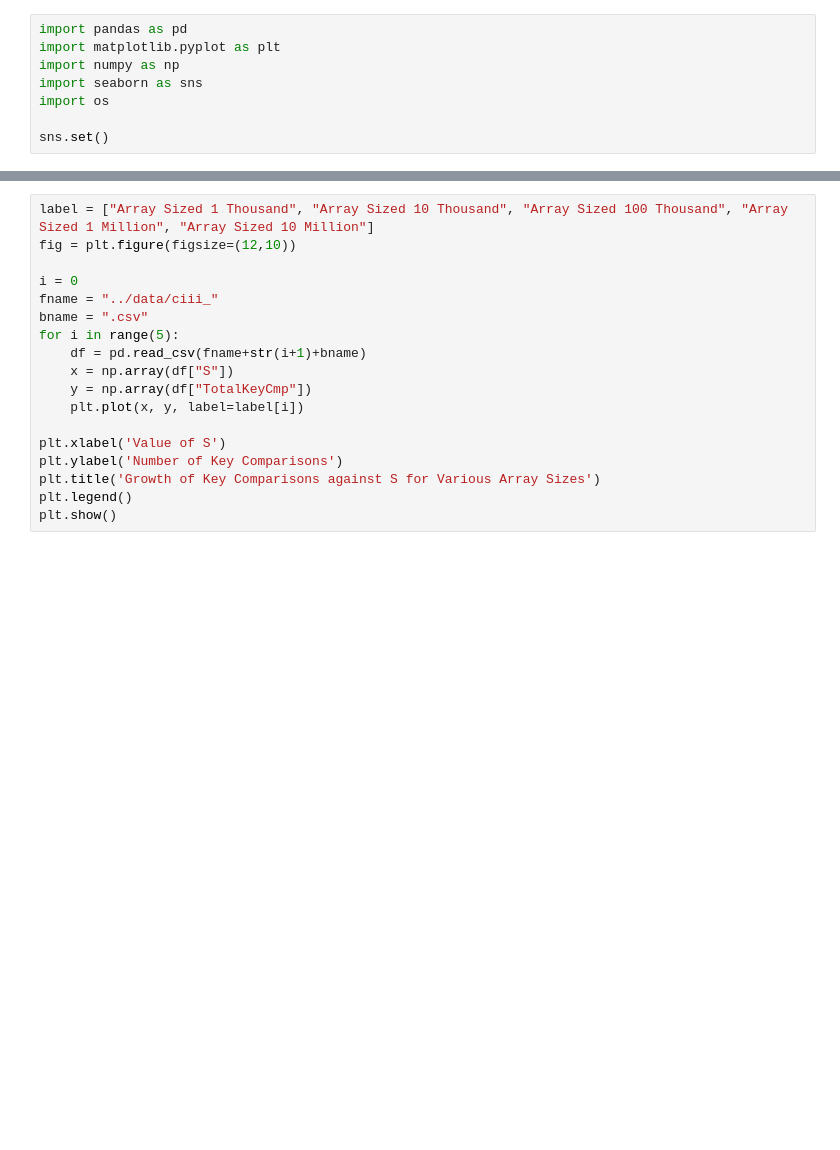
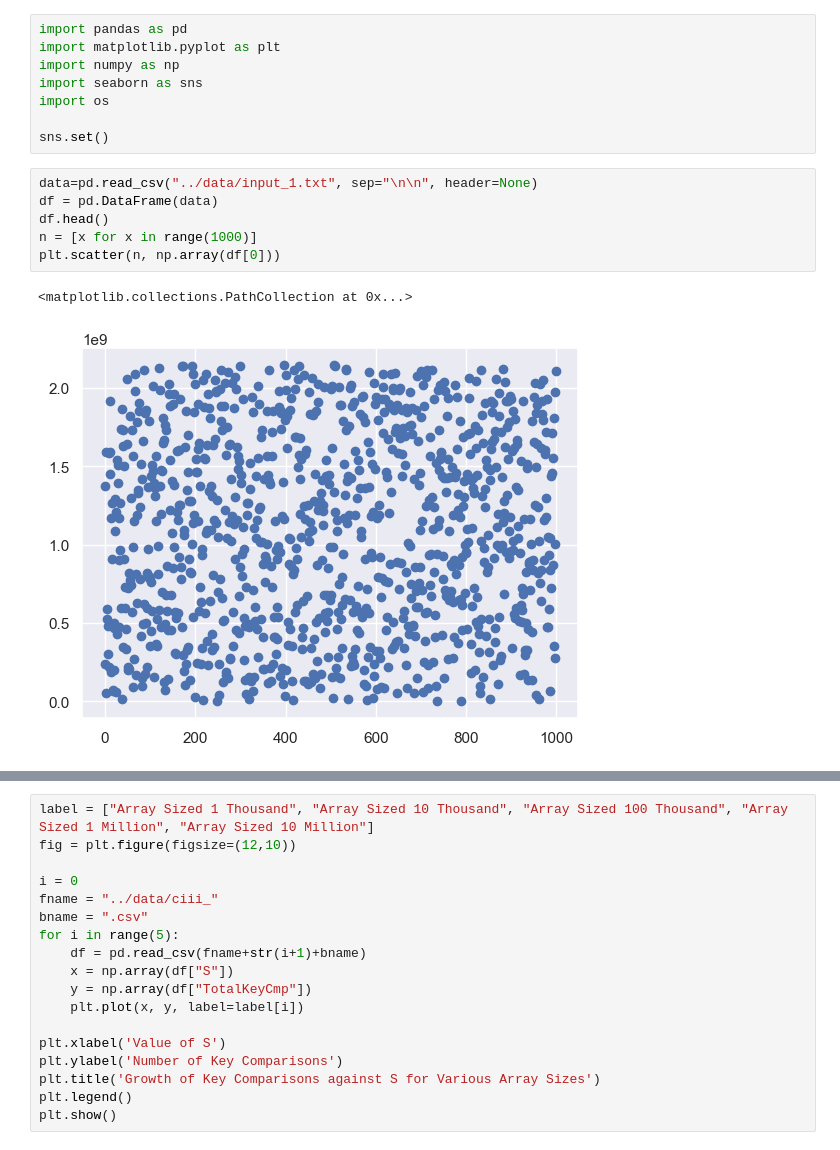
Before and after one commit to JamesRobertJohns/team4Project1, a Jupyter notebook: docs/data_exploration.ipynb, the cells around one changed output, grey strips where cells are left out. Saved outputs shown, nothing was run; the diff lists cells and outputs as text; blank space fills up the shorter version.

Commit message:
data analysis

```diff
--- a/docs/data_exploration.ipynb
+++ b/docs/data_exploration.ipynb
@@ -6,6 +6,15 @@ import seaborn as sns
 import os
 
 sns.set()
+# %%
+data=pd.read_csv("../data/input_1.txt", sep="\n\n", header=None)
+df = pd.DataFrame(data)
+df.head()
+n = [x for x in range(1000)]
+plt.scatter(n, np.array(df[0]))
+# %% [output]
+<matplotlib.collections.PathCollection at 0x...>
+[figure, added]
 # %%
 df = pd.read_csv("../data/output_1.csv")
 x = np.array(df["ArraySize"])
```
Also changed, not shown: parts of 13 cells of this notebook.
